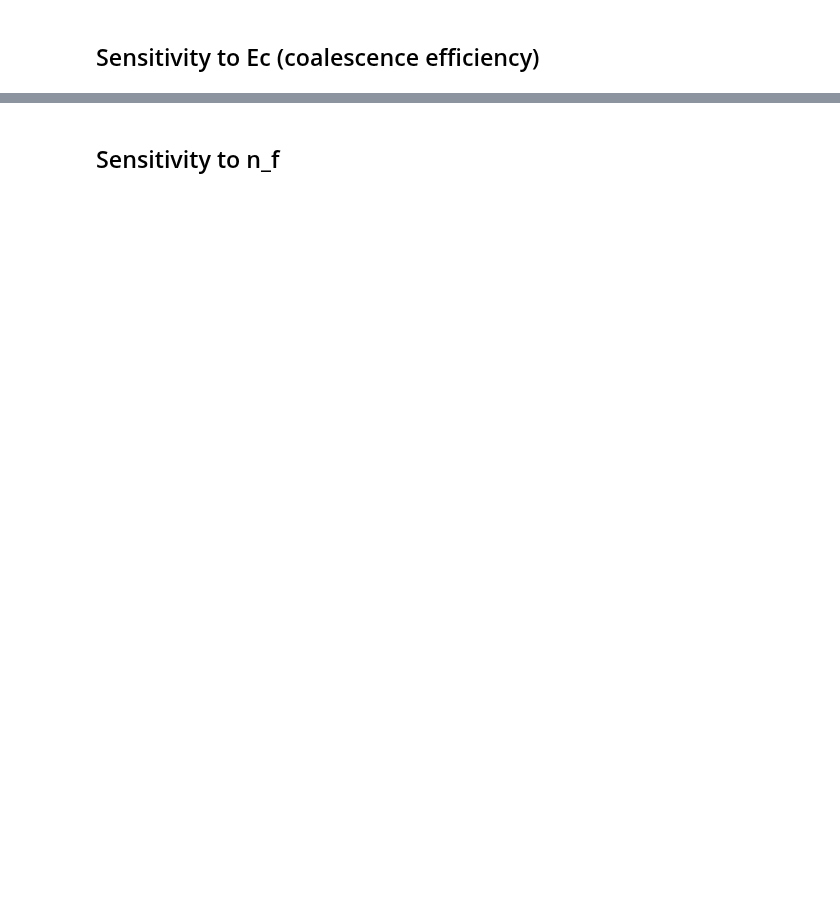
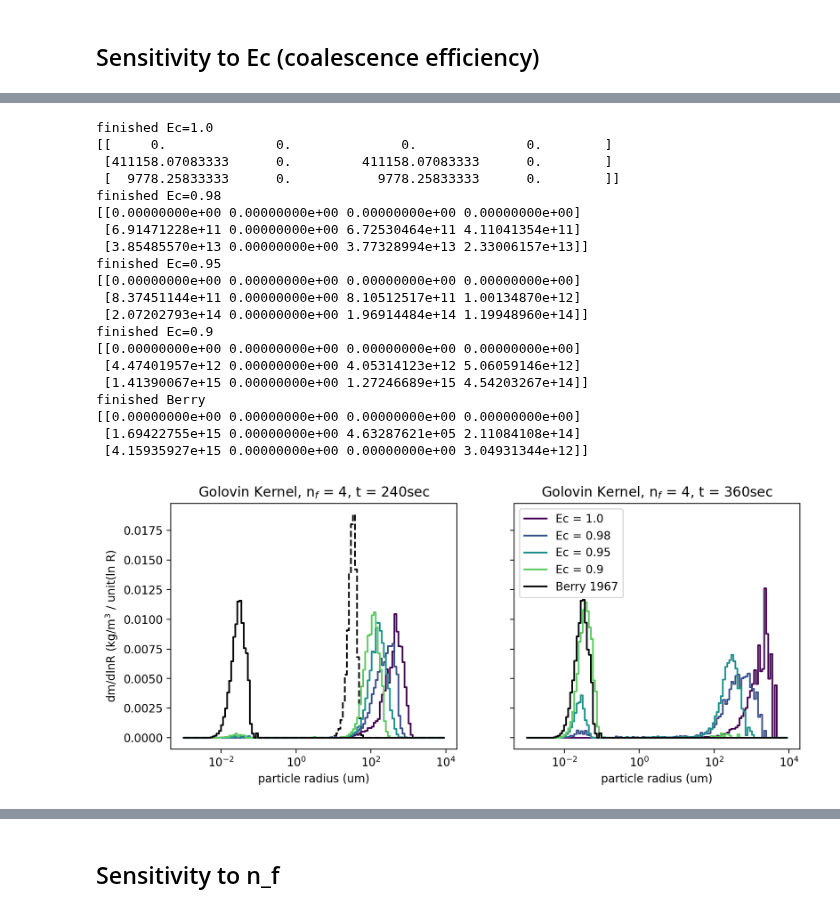
Before and after one commit to slayoo/PySDM-examples, a Jupyter notebook: PySDM_examples/deJong_Mackay_2022/box_sensitivities.ipynb, the cells around one changed output, grey strips where cells are left out. Saved outputs shown, nothing was run; the diff lists cells and outputs as text; code cells hidden in the pictures; blank space fills up the shorter version.

```diff
--- a/PySDM_examples/deJong_Mackay_2022/box_sensitivities.ipynb
+++ b/PySDM_examples/deJong_Mackay_2022/box_sensitivities.ipynb
@@ -112,0 +98,80 @@ finished Berry
+# %%
+from PySDM.dynamics.collisions.coalescence_efficiencies import Berry1967, ConstEc
+from PySDM.dynamics.collisions.collision_kernels import Golovin
+import numpy as np
+
+settings = Settings()
+
+settings.fragmentation = AlwaysN(n=4)
+settings.n_sd = 2**13
+settings.radius_bins_edges = np.logspace(
+            np.log10(0.001 * si.um), np.log10(10000 * si.um), num=128, endpoint=True
+        )
+settings.kernel = Golovin(b = 1500 / si.s)
+
+settings.warn_overflows = False
+t_steps = [0, 240, 360]
+cmap = matplotlib.cm.get_cmap('viridis')
+legend_entries = []
+
+Ec_vals = [1.0, 0.98, 0.95, 0.9]
+
+(x,y,rates) = run_box_breakup(settings, [0])
+fig, ax = pyplot.subplots(ncols=2,sharey=True,figsize=(10,4),dpi=200)
+ax[0].step(x,y[0]*settings.rho, color='k', linestyle='--', label='initial')
+#ax[0].step(x[0],y[0,0]*settings.rho, color='k', label='100 sec')
+
+for (i, Ec) in enumerate(Ec_vals):
+    settings.coal_eff = ConstEc(Ec=Ec)
+    (x,y,rates) = run_box_breakup(settings, t_steps)
+    print("finished Ec="+str(Ec))
+    for (j, step) in enumerate(t_steps):
+        if j == 0:
+            continue
+        lbl = 'Ec = ' + str(Ec)
+        ax[j-1].step(x,y[j]*settings.rho, color=cmap(i/len(Ec_vals)),#linestyle='--',
+                label= lbl if lbl not in pyplot.gca().get_legend_handles_labels()[1] else '')
+    print(rates)
+
+
+settings.coal_eff = Berry1967()
+(x,y,rates) = run_box_breakup(settings, t_steps)
+for (j, step) in enumerate(t_steps):
+    if j == 0:
+        continue
+    lbl = 'Berry 1967'
+    ax[j-1].step(x,y[j]*settings.rho, color='k', label= lbl if lbl not in pyplot.gca().get_legend_handles_labels()[1] else '')
+print("finished Berry")
+print(rates)
+
+ax[0].set_xscale("log")
+ax[1].set_xscale("log")
+ax[0].set_xlabel("particle radius (um)")
+ax[1].set_xlabel("particle radius (um)")
+ax[0].set_ylabel("dm/dlnR (kg/m$^3$ / unit(ln R)")
+ax[1].legend()
+ax[0].set_title("Golovin Kernel, n$_f$ = 4, t = " + str(t_steps[1]) + "sec")
+ax[1].set_title("Golovin Kernel, n$_f$ = 4, t = " + str(t_steps[2]) + "sec")
+pyplot.savefig('figures/golovin_Ec_sensitivity.png')
+# %% [output]
+finished Ec=1.0
+[[     0.              0.              0.              0.        ]
+ [411158.07083333      0.         411158.07083333      0.        ]
+ [  9778.25833333      0.           9778.25833333      0.        ]]
+finished Ec=0.98
+[[0.00000000e+00 0.00000000e+00 0.00000000e+00 0.00000000e+00]
+ [6.91471228e+11 0.00000000e+00 6.72530464e+11 4.11041354e+11]
+ [3.85485570e+13 0.00000000e+00 3.77328994e+13 2.33006157e+13]]
+finished Ec=0.95
+[[0.00000000e+00 0.00000000e+00 0.00000000e+00 0.00000000e+00]
+ [8.37451144e+11 0.00000000e+00 8.10512517e+11 1.00134870e+12]
+ [2.07202793e+14 0.00000000e+00 1.96914484e+14 1.19948960e+14]]
+finished Ec=0.9
+[[0.00000000e+00 0.00000000e+00 0.00000000e+00 0.00000000e+00]
+ [4.47401957e+12 0.00000000e+00 4.05314123e+12 5.06059146e+12]
+ [1.41390067e+15 0.00000000e+00 1.27246689e+15 4.54203267e+14]]
+finished Berry
+[[0.00000000e+00 0.00000000e+00 0.00000000e+00 0.00000000e+00]
+ [1.69422755e+15 0.00000000e+00 4.63287621e+05 2.11084108e+14]
+ [4.15935927e+15 0.00000000e+00 0.00000000e+00 3.04931344e+12]]
+[figure, added]
```
Also changed, not shown: parts of 9 cells of this notebook, 14 other files.
